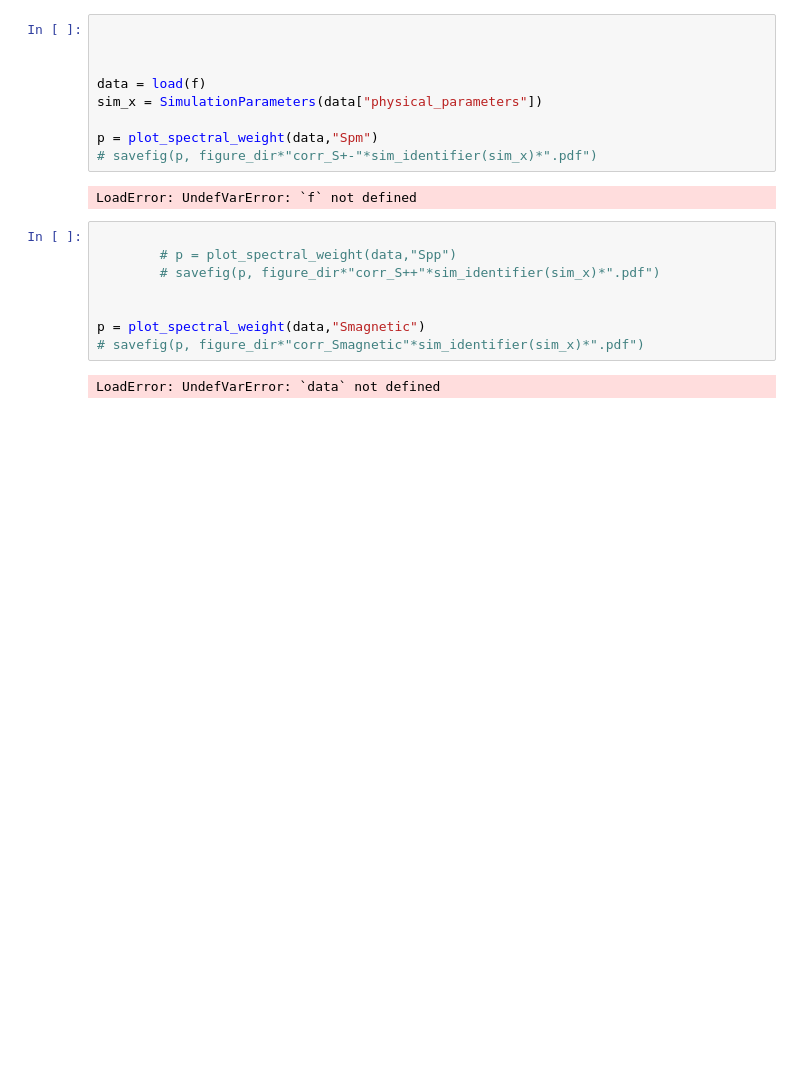
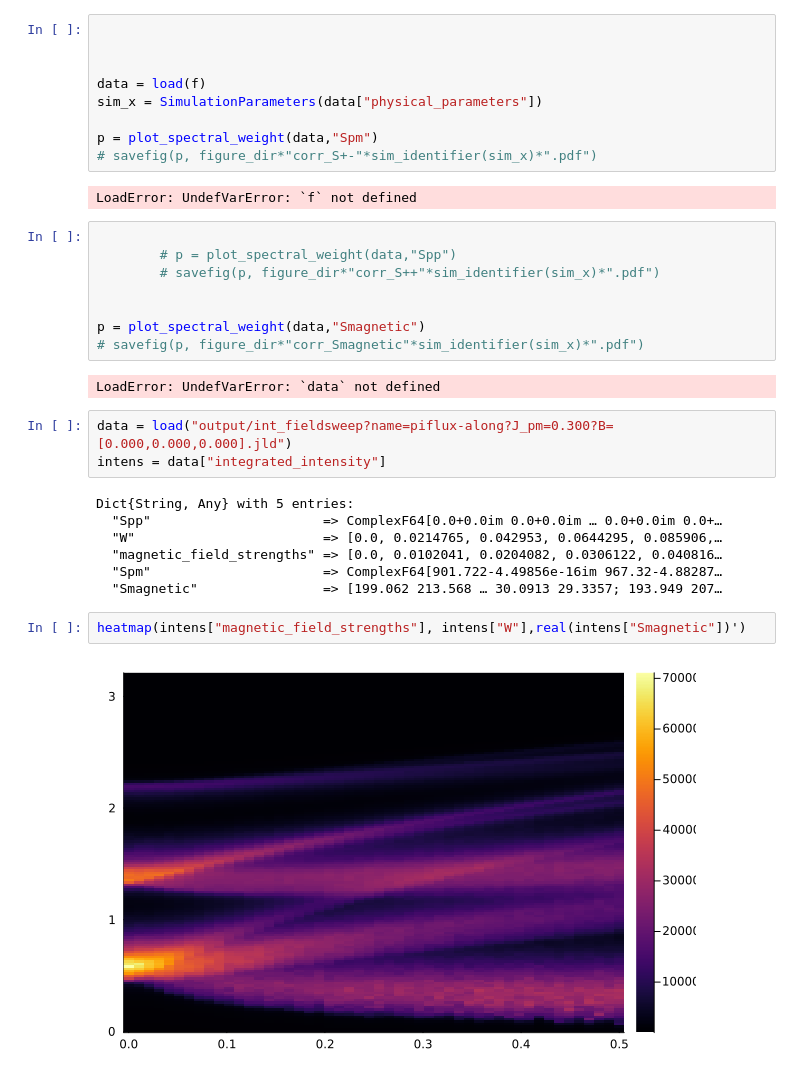
Before and after one commit to Spuriosity1/qsi-spinon-gmft, a Jupyter notebook: new-sims.ipynb, the cells around one changed output. Cells and saved outputs as stored; diff of their text form; blank space fills up the shorter version.

```diff
--- a/new-sims.ipynb
+++ b/new-sims.ipynb
@@ -282,3 +310,17 @@ p = plot_spectral_weight(data,"Smagnetic")
 # savefig(p, figure_dir*"corr_Smagnetic"*sim_identifier(sim_x)*".pdf")
 # %% [output]
 LoadError: UndefVarError: `data` not defined
+# %%
+data = load("output/int_fieldsweep?name=piflux-along?J_pm=0.300?B=[0.000,0.000,0.000].jld")
+intens = data["integrated_intensity"]
+# %% [output]
+Dict{String, Any} with 5 entries:
+  "Spp"                      => ComplexF64[0.0+0.0im 0.0+0.0im … 0.0+0.0im 0.0+…
+  "W"                        => [0.0, 0.0214765, 0.042953, 0.0644295, 0.085906,…
+  "magnetic_field_strengths" => [0.0, 0.0102041, 0.0204082, 0.0306122, 0.040816…
+  "Spm"                      => ComplexF64[901.722-4.49856e-16im 967.32-4.88287…
+  "Smagnetic"                => [199.062 213.568 … 30.0913 29.3357; 193.949 207…
+# %%
+heatmap(intens["magnetic_field_strengths"], intens["W"],real(intens["Smagnetic"])')
+# %% [output]
+[figure, added]
```
Also changed, not shown: parts of 12 cells of this notebook, 14 other files.
